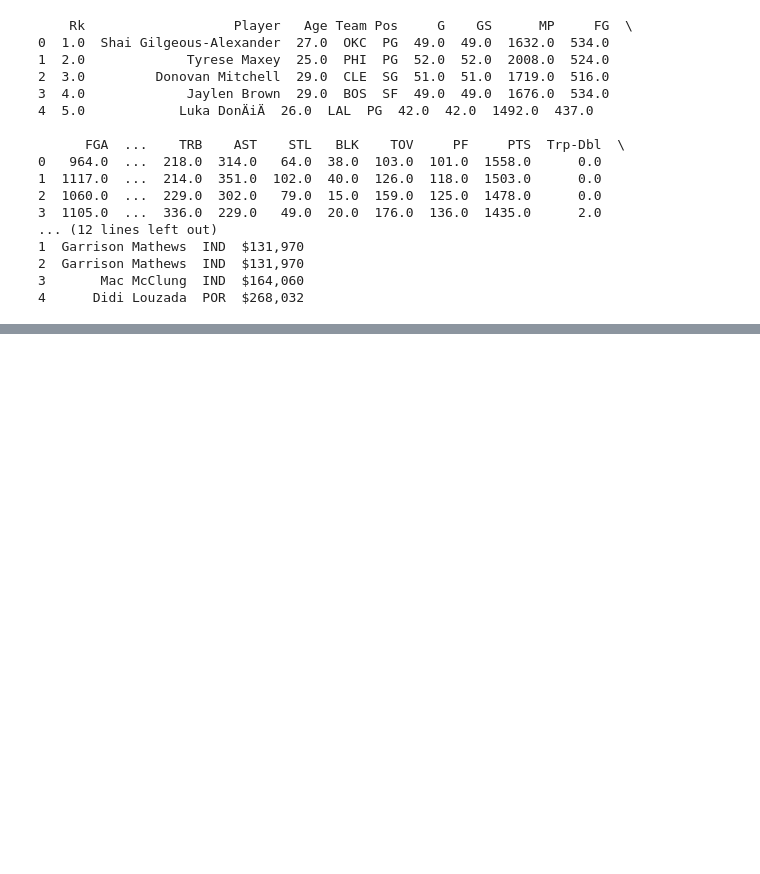
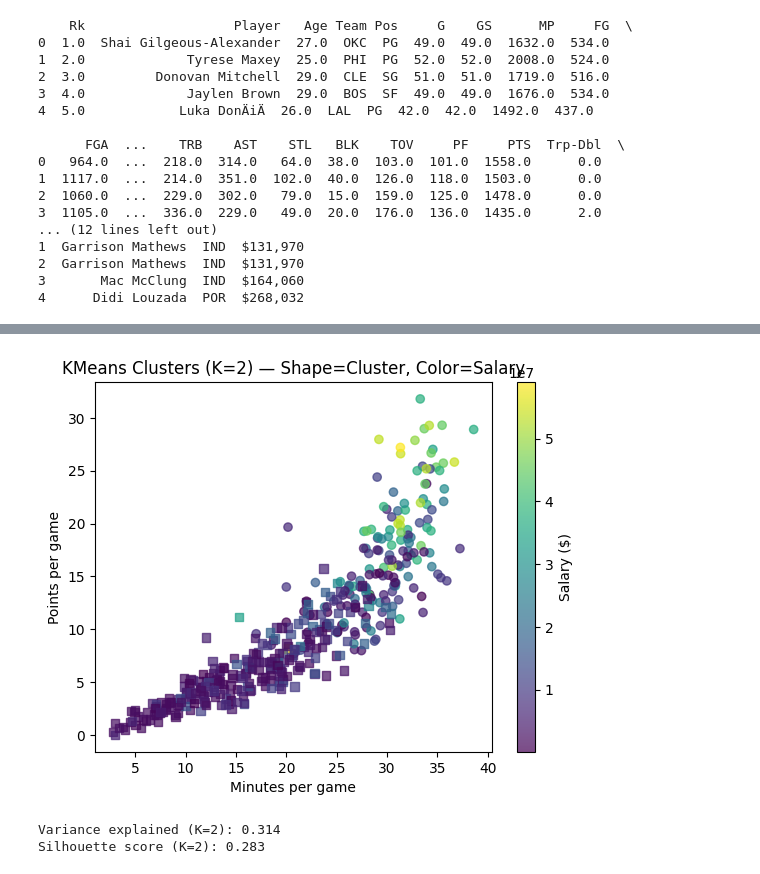
Before and after one commit to kavanwills/week_6, a Jupyter notebook: Lab-Clustering.ipynb, the cells around one changed output, grey strips where cells are left out. Saved outputs shown, nothing was run; the diff lists cells and outputs as text; code cells hidden in the pictures; blank space fills up the shorter version.

```diff
--- a/Lab-Clustering.ipynb
+++ b/Lab-Clustering.ipynb
@@ -118,0 +316,68 @@ use average points, correlation
+# %%
+#Use the recommended number of cluster (assuming it's different) to retrain your model and visualize the results
+
+# Choose the recommended K:
+# - Silhouette recommends K=2 (highest silhouette score in the output)
+K_recommended = 2
+
+# Create a new KMeans model using the recommended K
+model_recommended = KMeans(n_clusters=K_recommended, random_state=42, n_init=20)
+
+# Fit the model to the scaled performance data and store cluster labels
+merged_data["cluster"] = model_recommended.fit_predict(X_scaled)
+
+# Choose axes that make sense
+xcol = "MP_pg"   # minutes per game
+ycol = "PTS_pg"  # points per game
+
+# Create the plot
+plt.figure()
+
+# Marker shapes for clusters
+markers = ["o", "s", "^", "D", "P", "X", "*", "v"]
+
+# Plot each cluster separately so each one has a different marker shape
+for cl in sorted(merged_data["cluster"].unique()):
+    sub = merged_data[merged_data["cluster"] == cl]
+    plt.scatter(
+        sub[xcol],
+        sub[ycol],
+        c=sub["Salary"],
+        marker=markers[int(cl) % len(markers)],
+        alpha=0.7
+    )
+
+# Label axes and title
+plt.xlabel("Minutes per game")
+plt.ylabel("Points per game")
+plt.title(f"KMeans Clusters (K={K_recommended}) — Shape=Cluster, Color=Salary")
+
+# Add salary colorbar
+cb = plt.colorbar()
+cb.set_label("Salary ($)")
+
+# Show plot
+plt.show()
+# %% [output]
+[figure, added]
+# %%
+#Once again evaluate the quality of the clustering using total variance explained and silhouette scores
+
+# Total sum of squares (TSS): total variance in the dataset around the overall mean
+TSS = np.sum((X_scaled - X_scaled.mean(axis=0))**2)
+
+# Within-cluster sum of squares (WCSS): KMeans inertia
+WCSS = model_recommended.inertia_
+
+# Total variance explained by clustering
+variance_explained = 1 - (WCSS / TSS)
+
+# Silhouette score for the recommended K
+sil_recommended = silhouette_score(X_scaled, merged_data["cluster"])
+
+# Print both metrics
+print(f"Variance explained (K={K_recommended}): {variance_explained:.3f}")
+print(f"Silhouette score (K={K_recommended}): {sil_recommended:.3f}")
+# %% [output]
+Variance explained (K=2): 0.314
+Silhouette score (K=2): 0.283
```
Also changed, not shown: parts of 21 cells of this notebook, 1 other file.
